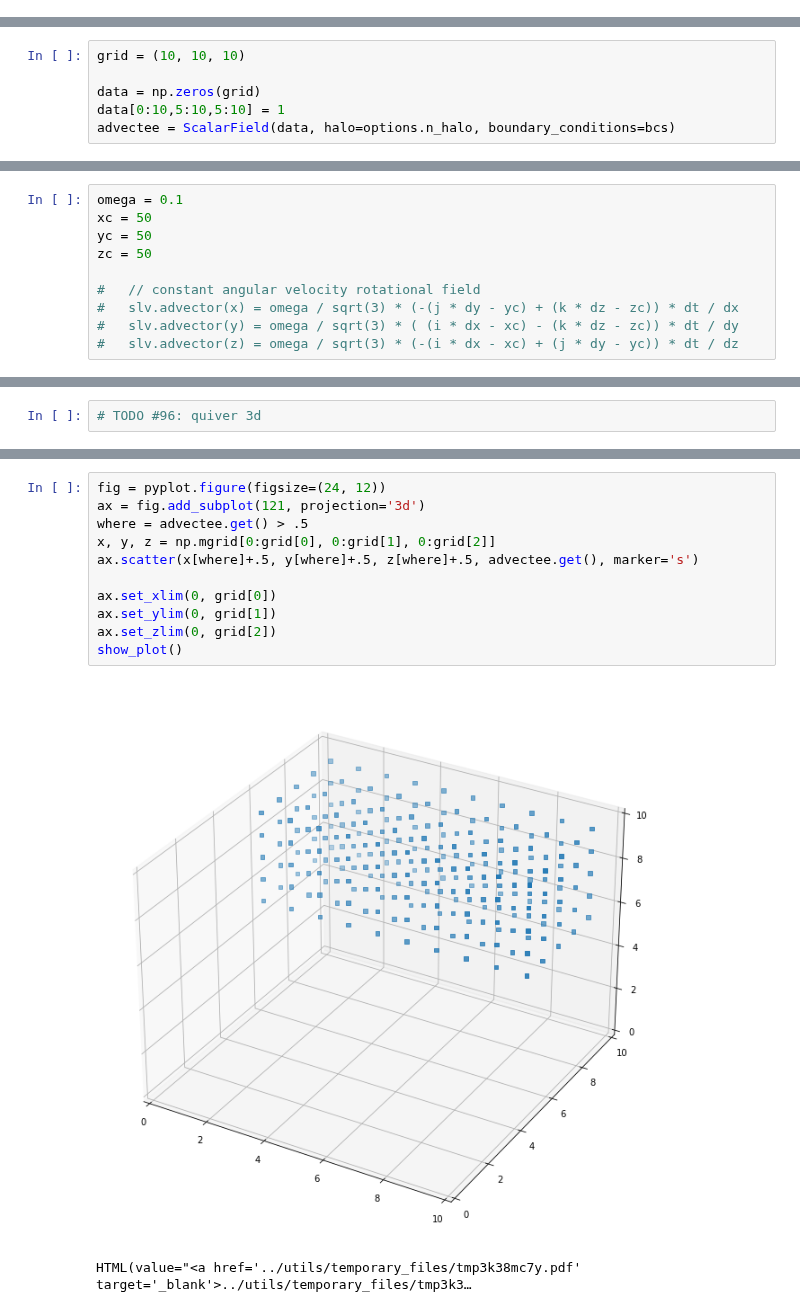
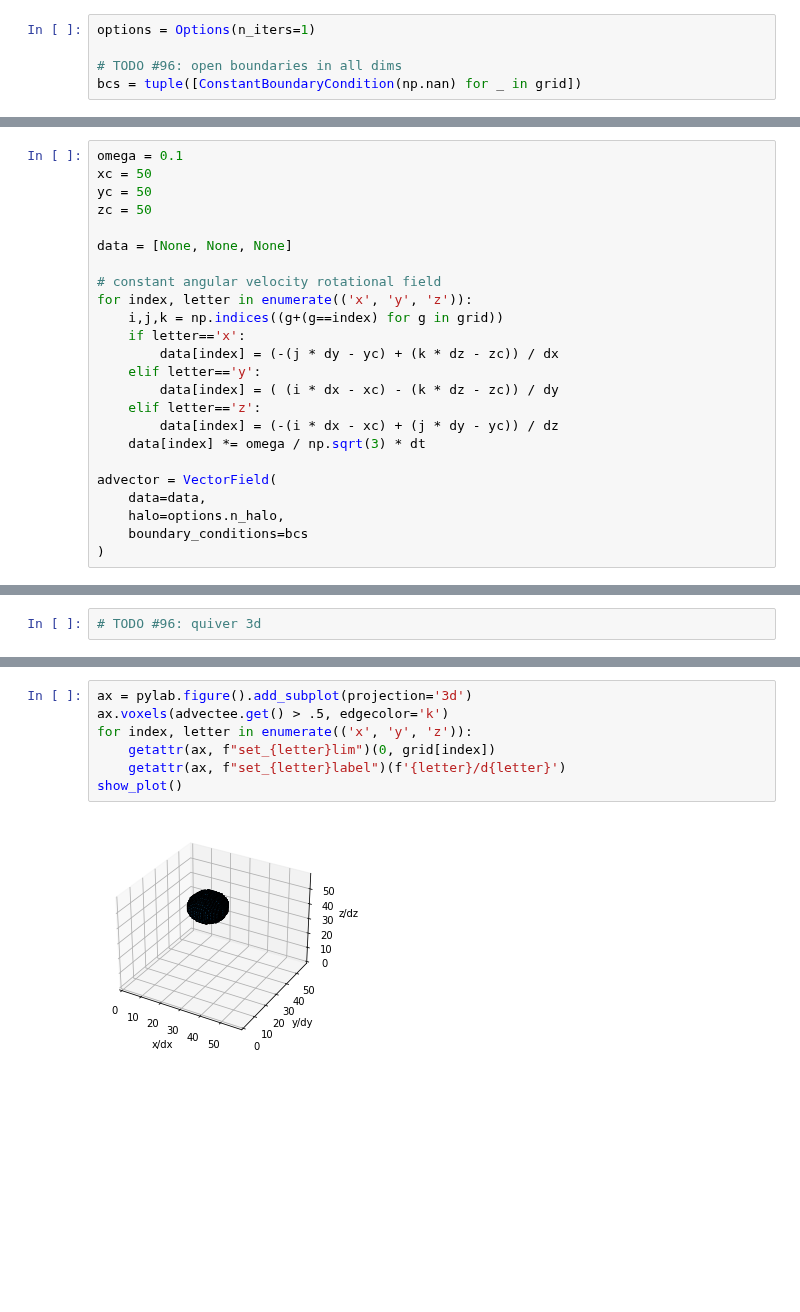
Before and after one commit to slayoo/PyMPDATA-examples, a Jupyter notebook: PyMPDATA_examples/advection_in_3d_as_in_Smolarkiewicz_1984_Figs_13-14/demo.ipynb, the cells around one changed output, grey strips where cells are left out. Cells and saved outputs as stored; diff of their text form; blank space fills up the shorter version.

```diff
--- a/PyMPDATA_examples/advection_in_3d_as_in_Smolarkiewicz_1984_Figs_13-14/demo.ipynb
+++ b/PyMPDATA_examples/advection_in_3d_as_in_Smolarkiewicz_1984_Figs_13-14/demo.ipynb
@@ -23 +29,6 @@ options = Options()
+# %%
+options = Options(n_iters=1)
+
+# TODO #96: open boundaries in all dims
+bcs = tuple([ConstantBoundaryCondition(np.nan) for _ in grid])
 # %%
@@ -54,6 +54,0 @@ bcs = tuple([ConstantBoundaryCondition(np.nan) for _ in grid])
-# %%
-grid = (10, 10, 10)
-
-data = np.zeros(grid)
-data[0:10,5:10,5:10] = 1
-advectee = ScalarField(data, halo=options.n_halo, boundary_conditions=bcs)
@@ -65,7 +58,21 @@ xc = 50
 yc = 50
 zc = 50
 
-#   // constant angular velocity rotational field
-#   slv.advector(x) = omega / sqrt(3) * (-(j * dy - yc) + (k * dz - zc)) * dt / dx
-#   slv.advector(y) = omega / sqrt(3) * ( (i * dx - xc) - (k * dz - zc)) * dt / dy
-#   slv.advector(z) = omega / sqrt(3) * (-(i * dx - xc) + (j * dy - yc)) * dt / dz
+data = [None, None, None]
+
+# constant angular velocity rotational field
+for index, letter in enumerate(('x', 'y', 'z')):
+    i,j,k = np.indices((g+(g==index) for g in grid))
+    if letter=='x':
+        data[index] = (-(j * dy - yc) + (k * dz - zc)) / dx
+    elif letter=='y':
+        data[index] = ( (i * dx - xc) - (k * dz - zc)) / dy
+    elif letter=='z':
+        data[index] = (-(i * dx - xc) + (j * dy - yc)) / dz
+    data[index] *= omega / np.sqrt(3) * dt
+
+advector = VectorField(
+    data=data,
+    halo=options.n_halo,
+    boundary_conditions=bcs
+)
@@ -76,14 +86,9 @@ zc = 50
-# %%
-fig = pyplot.figure(figsize=(24, 12))
-ax = fig.add_subplot(121, projection='3d')
-where = advectee.get() > .5
-x, y, z = np.mgrid[0:grid[0], 0:grid[1], 0:grid[2]]
-ax.scatter(x[where]+.5, y[where]+.5, z[where]+.5, advectee.get(), marker='s')
-
-ax.set_xlim(0, grid[0])
-ax.set_ylim(0, grid[1])
-ax.set_zlim(0, grid[2])
-show_plot()
-# %% [output]
-[figure, removed]
-HTML(value="<a href='../utils/temporary_files/tmp3k38mc7y.pdf' target='_blank'>../utils/temporary_files/tmp3k3…
+# %%
+ax = pylab.figure().add_subplot(projection='3d')
+ax.voxels(advectee.get() > .5, edgecolor='k')
+for index, letter in enumerate(('x', 'y', 'z')):
+    getattr(ax, f"set_{letter}lim")(0, grid[index])
+    getattr(ax, f"set_{letter}label")(f'{letter}/d{letter}')
+show_plot()
+# %% [output]
+[figure, added]
```
Also changed, not shown: parts of 10 cells of this notebook.
